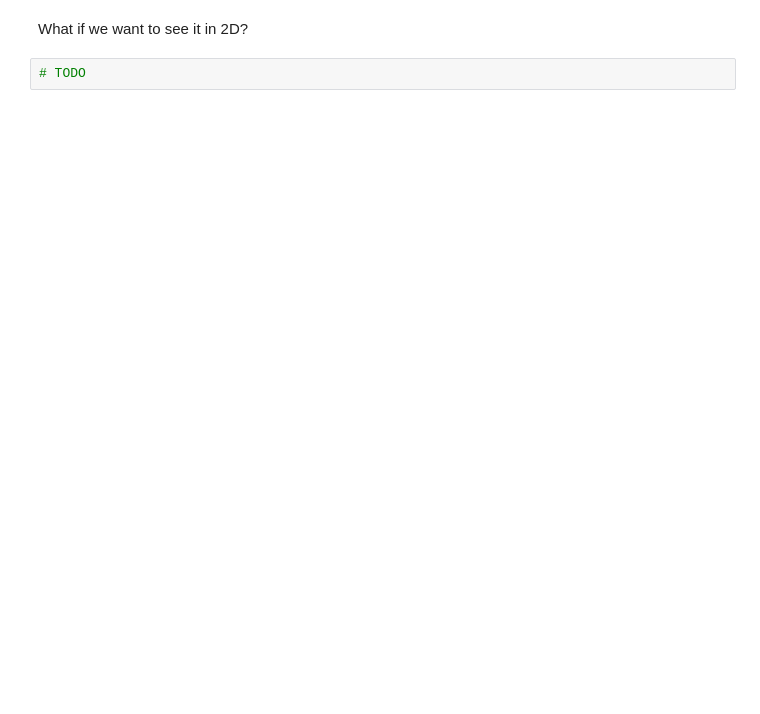
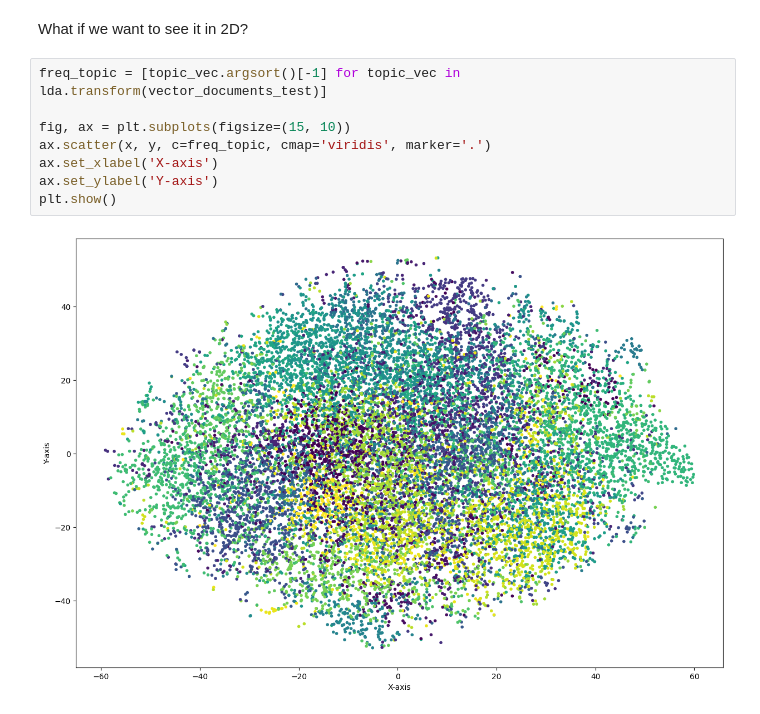
Before and after one commit to MoeinDSP/NLP_Projects, a Jupyter notebook: Text Clustering/04_Text_Clustering.ipynb, the cells around one changed output. Drawn from its saved outputs; the diff is of its cells as text; blank space fills up the shorter version.

```diff
--- a/Text Clustering/04_Text_Clustering.ipynb
+++ b/Text Clustering/04_Text_Clustering.ipynb
@@ -824,4 +1039,12 @@ ax.scatter(x, y, z, c=freq_topic, marker='.');
 # %% [markdown]
 What if we want to see it in 2D?
-# %%
-# TODO
+# %%
+freq_topic = [topic_vec.argsort()[-1] for topic_vec in lda.transform(vector_documents_test)]
+
+fig, ax = plt.subplots(figsize=(15, 10))
+ax.scatter(x, y, c=freq_topic, cmap='viridis', marker='.')
+ax.set_xlabel('X-axis')
+ax.set_ylabel('Y-axis')
+plt.show()
+# %% [output]
+[figure, added]
```
Also changed, not shown: parts of 31 cells of this notebook.
